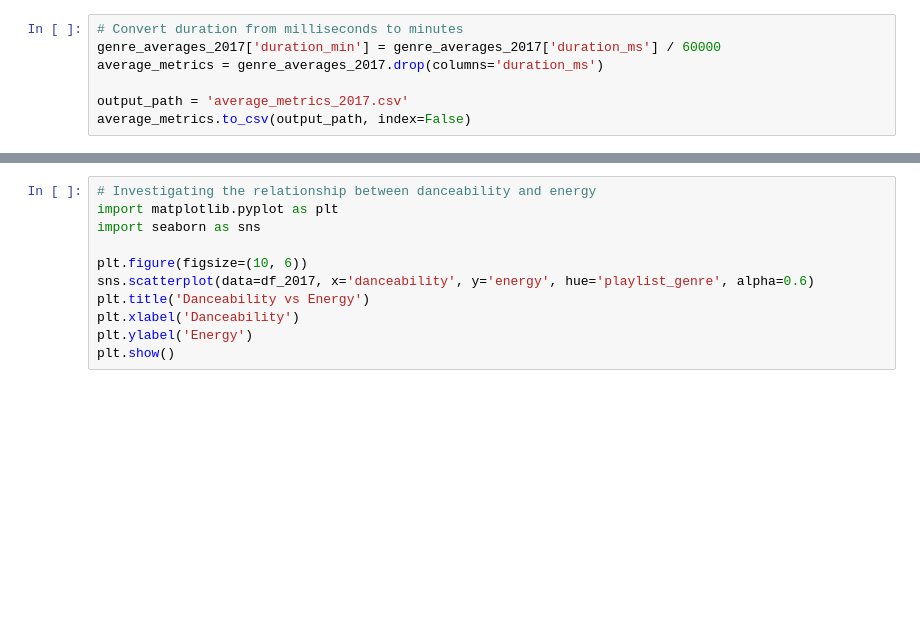
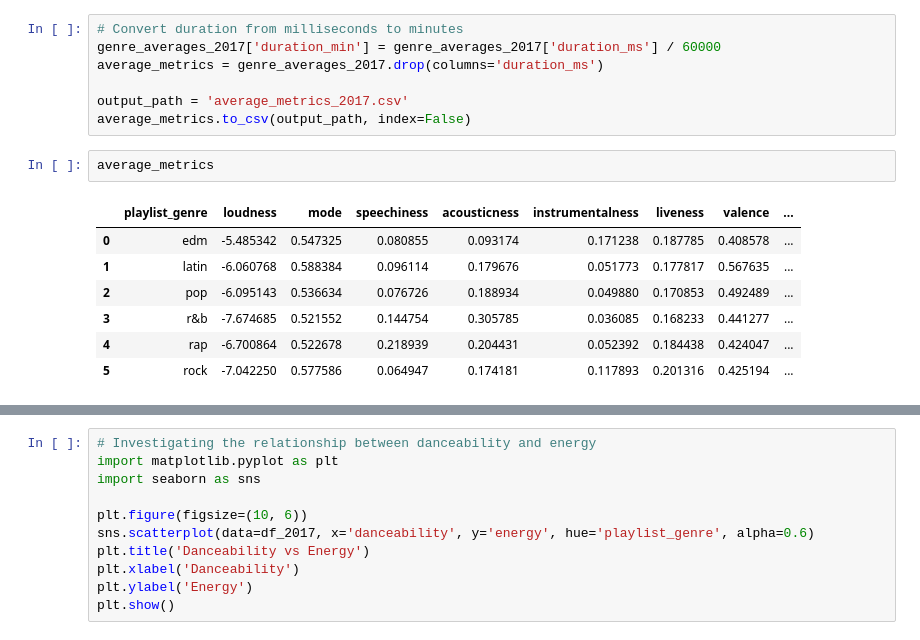
Before and after one commit to TehJunYuan/Python_Test, a Jupyter notebook: Test_Q2.ipynb, the cells around one changed output, grey strips where cells are left out. Saved outputs shown, nothing was run; the diff lists cells and outputs as text; blank space fills up the shorter version.

```diff
--- a/Test_Q2.ipynb
+++ b/Test_Q2.ipynb
@@ -122,3 +122,13 @@ average_metrics = genre_averages_2017.drop(columns='duration_ms')
 
 output_path = 'average_metrics_2017.csv'
 average_metrics.to_csv(output_path, index=False)
+# %%
+average_metrics
+# %% [output]
+|  | playlist_genre | loudness | mode | speechiness | acousticness | instrumentalness | liveness | valence | ... |
+| 0 | edm | -5.485342 | 0.547325 | 0.080855 | 0.093174 | 0.171238 | 0.187785 | 0.408578 | ... |
+| 1 | latin | -6.060768 | 0.588384 | 0.096114 | 0.179676 | 0.051773 | 0.177817 | 0.567635 | ... |
+| 2 | pop | -6.095143 | 0.536634 | 0.076726 | 0.188934 | 0.049880 | 0.170853 | 0.492489 | ... |
+| 3 | r&b | -7.674685 | 0.521552 | 0.144754 | 0.305785 | 0.036085 | 0.168233 | 0.441277 | ... |
+| 4 | rap | -6.700864 | 0.522678 | 0.218939 | 0.204431 | 0.052392 | 0.184438 | 0.424047 | ... |
+| 5 | rock | -7.042250 | 0.577586 | 0.064947 | 0.174181 | 0.117893 | 0.201316 | 0.425194 | ... |
```
Also changed, not shown: parts of 2 cells of this notebook.
